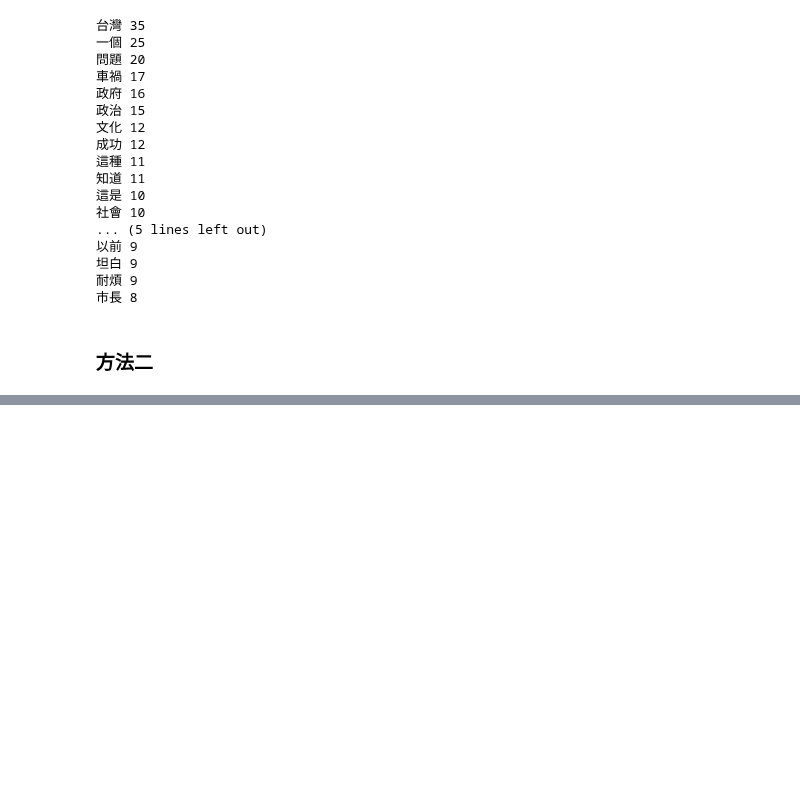
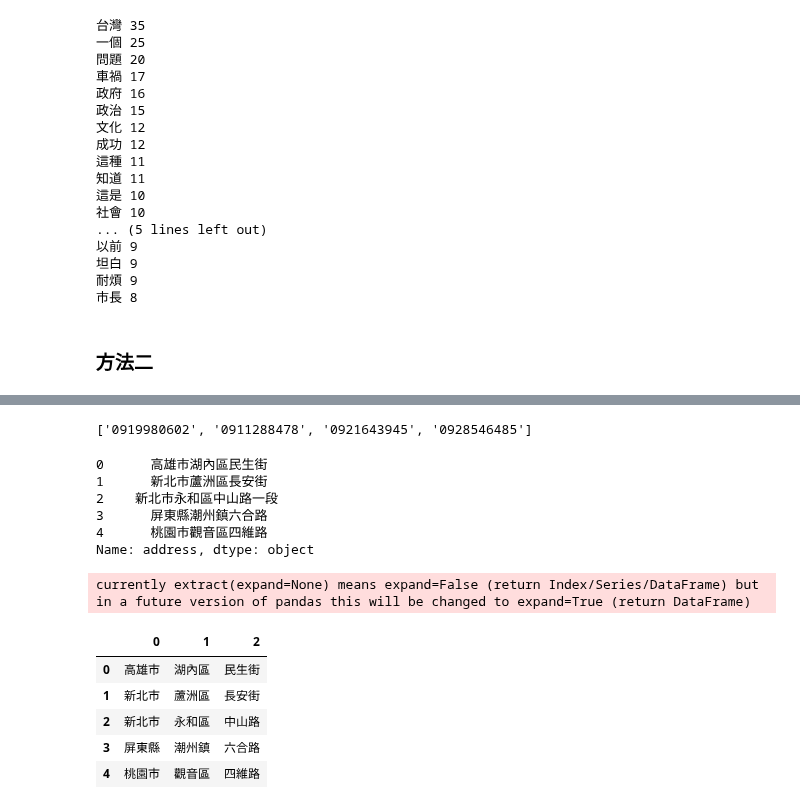
Before and after one commit to ywchiu/ctbc, a Jupyter notebook: Demo20181116.ipynb, the cells around one changed output, grey strips where cells are left out. Cells and saved outputs as stored; diff of their text form; code cells hidden in the pictures; blank space fills up the shorter version.

```diff
--- a/Demo20181116.ipynb
+++ b/Demo20181116.ipynb
@@ -858,0 +1008,27 @@ for w, cnt in swd[0:50]:
+# %%
+import re
+re.findall('09\d{8}', article)
+# %% [output]
+['0919980602', '0911288478', '0921643945', '0928546485']
+# %%
+import pandas
+df = pandas.read_csv('https://raw.githubusercontent.com/ywchiu/ctbc/master/data/rent_591_sample2.csv')
+# %%
+df['address'].head()
+# %% [output]
+0      高雄市湖內區民生街
+1      新北市蘆洲區長安街
+2    新北市永和區中山路一段
+3      屏東縣潮州鎮六合路
+4      桃園市觀音區四維路
+Name: address, dtype: object
+# %%
+df['address'].str.extract('(.+[市縣])(.+[區鄉鎮市])(.+[街村路])').head()
+# %% [output]
+currently extract(expand=None) means expand=False (return Index/Series/DataFrame) but in a future version of pandas this will be changed to expand=True (return DataFrame)
+|  | 0 | 1 | 2 |
+| 0 | 高雄市 | 湖內區 | 民生街 |
+| 1 | 新北市 | 蘆洲區 | 長安街 |
+| 2 | 新北市 | 永和區 | 中山路 |
+| 3 | 屏東縣 | 潮州鎮 | 六合路 |
+| 4 | 桃園市 | 觀音區 | 四維路 |
```
Also changed, not shown: parts of 32 cells of this notebook.
